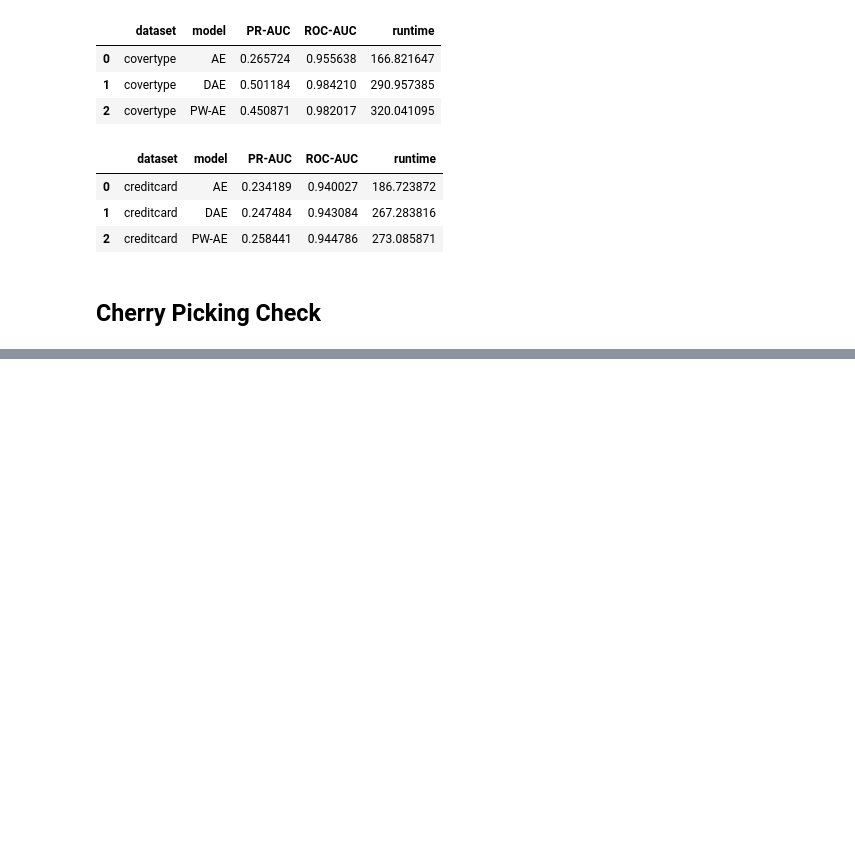
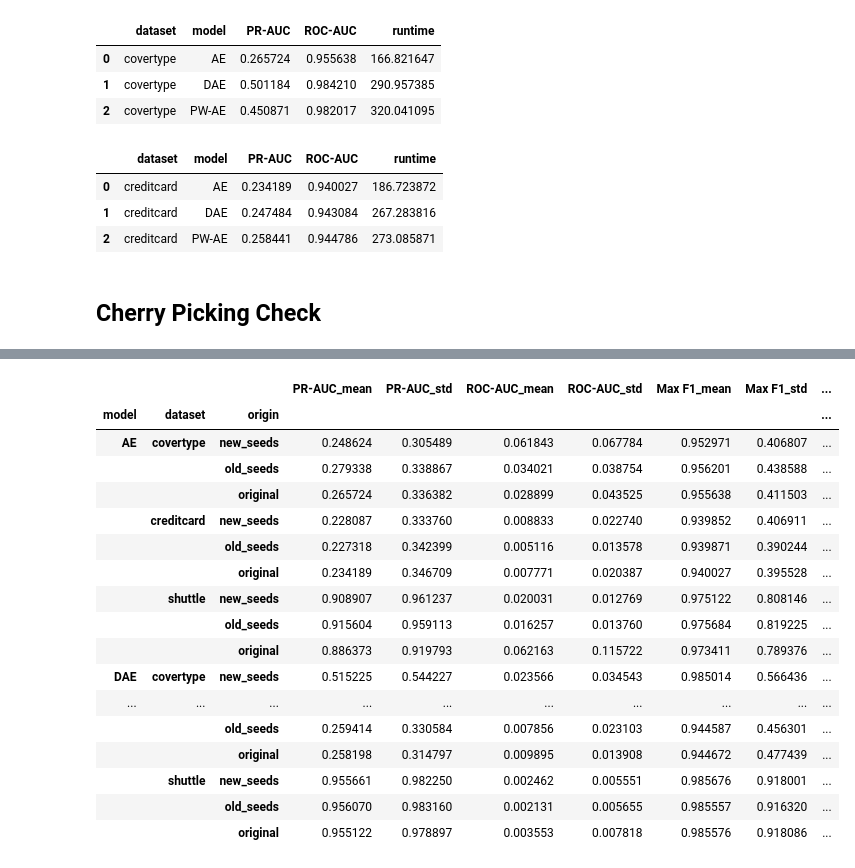
Before and after one commit to ronaldvandenbroek/DAADS, a Jupyter notebook: notebooks/additional_tests.ipynb, the cells around one changed output, grey strips where cells are left out. Cells and saved outputs as stored; diff of their text form; code cells hidden in the pictures; blank space fills up the shorter version.

```diff
--- a/notebooks/additional_tests.ipynb
+++ b/notebooks/additional_tests.ipynb
@@ -121,0 +123,40 @@ box_plot_seed(benchmark_results=benchmark_csv_merged, target_models=target_model
+# %%
+# Filter the data to include only the target models
+filtered_data = benchmark_csv_merged[benchmark_csv_merged['model'].isin(target_models)]
+
+# Group the data by 'model', 'dataset' and 'prigin', and calculate mean and standard error for each metric
+grouped = filtered_data.groupby(['model', 'dataset', 'origin'])
+result = grouped[metrics].agg([np.mean, np.std])
+
+# Rename the columns for clarity
+result.columns = [f"{metric}_mean" for metric in metrics] + [f"{metric}_std" for metric in metrics]
+
+# Create a custom column order
+column_order = []
+for metric in metrics:
+    column_order.append(f"{metric}_mean")
+    column_order.append(f"{metric}_std")
+
+# Reorder the columns in the result DataFrame
+result = result[column_order]
+# Display the result
+result
+# %% [output]
+|  |  |  | PR-AUC_mean | PR-AUC_std | ROC-AUC_mean | ROC-AUC_std | Max F1_mean | Max F1_std | ... |
+| model | dataset | origin |  |  |  |  |  |  | ... |
+| AE | covertype | new_seeds | 0.248624 | 0.305489 | 0.061843 | 0.067784 | 0.952971 | 0.406807 | ... |
+|  |  | old_seeds | 0.279338 | 0.338867 | 0.034021 | 0.038754 | 0.956201 | 0.438588 | ... |
+|  |  | original | 0.265724 | 0.336382 | 0.028899 | 0.043525 | 0.955638 | 0.411503 | ... |
+|  | creditcard | new_seeds | 0.228087 | 0.333760 | 0.008833 | 0.022740 | 0.939852 | 0.406911 | ... |
+|  |  | old_seeds | 0.227318 | 0.342399 | 0.005116 | 0.013578 | 0.939871 | 0.390244 | ... |
+|  |  | original | 0.234189 | 0.346709 | 0.007771 | 0.020387 | 0.940027 | 0.395528 | ... |
+|  | shuttle | new_seeds | 0.908907 | 0.961237 | 0.020031 | 0.012769 | 0.975122 | 0.808146 | ... |
+|  |  | old_seeds | 0.915604 | 0.959113 | 0.016257 | 0.013760 | 0.975684 | 0.819225 | ... |
+|  |  | original | 0.886373 | 0.919793 | 0.062163 | 0.115722 | 0.973411 | 0.789376 | ... |
+| DAE | covertype | new_seeds | 0.515225 | 0.544227 | 0.023566 | 0.034543 | 0.985014 | 0.566436 | ... |
+| ... | ... | ... | ... | ... | ... | ... | ... | ... | ... |
+|  |  | old_seeds | 0.259414 | 0.330584 | 0.007856 | 0.023103 | 0.944587 | 0.456301 | ... |
+|  |  | original | 0.258198 | 0.314797 | 0.009895 | 0.013908 | 0.944672 | 0.477439 | ... |
+|  | shuttle | new_seeds | 0.955661 | 0.982250 | 0.002462 | 0.005551 | 0.985676 | 0.918001 | ... |
+|  |  | old_seeds | 0.956070 | 0.983160 | 0.002131 | 0.005655 | 0.985557 | 0.916320 | ... |
+|  |  | original | 0.955122 | 0.978897 | 0.003553 | 0.007818 | 0.985576 | 0.918086 | ... |
```
Also changed, not shown: parts of 5 cells of this notebook, 3 other files.
